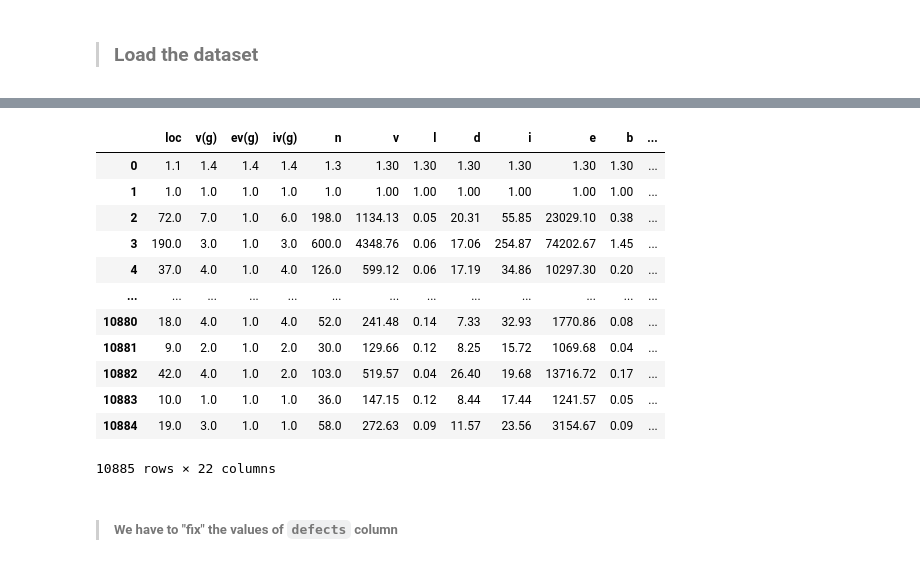
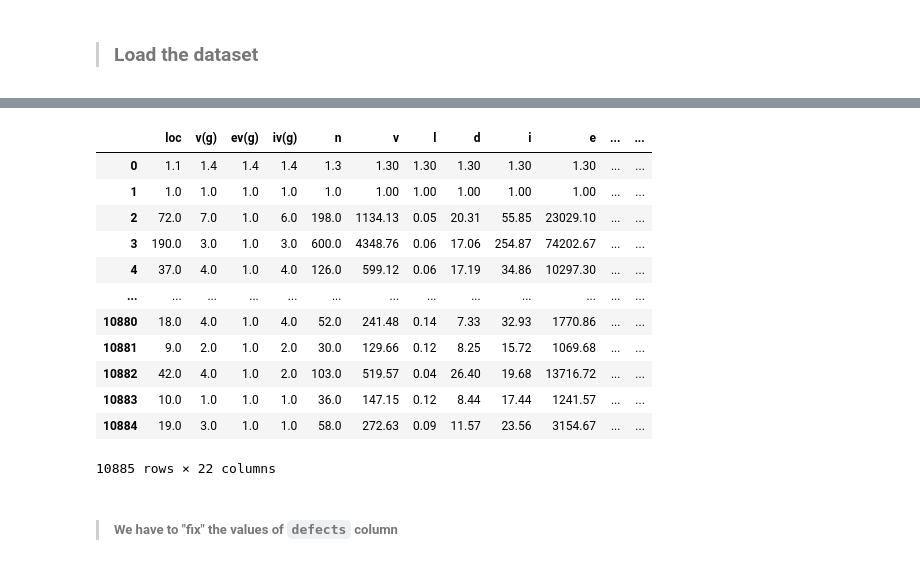
Before and after one commit to grosa1/hands-on-ml-tutorials, a Jupyter notebook: tutorial_2/Software_Defect_Prediction.ipynb, the cells around one changed output, grey strips where cells are left out. Drawn from its saved outputs; the diff is of its cells as text; code cells hidden in the pictures.

```diff
--- a/tutorial_2/Software_Defect_Prediction.ipynb
+++ b/tutorial_2/Software_Defect_Prediction.ipynb
@@ -102,19 +77,19 @@ print(dataset)
 # %%
-data = pd.DataFrame(dataset[0])
+data = pd.read_csv("jm1.csv")
 data
 # %% [output]
-|  | loc | v(g) | ev(g) | iv(g) | n | v | l | d | i | e | b | ... |
-| 0 | 1.1 | 1.4 | 1.4 | 1.4 | 1.3 | 1.30 | 1.30 | 1.30 | 1.30 | 1.30 | 1.30 | ... |
-| 1 | 1.0 | 1.0 | 1.0 | 1.0 | 1.0 | 1.00 | 1.00 | 1.00 | 1.00 | 1.00 | 1.00 | ... |
-| 2 | 72.0 | 7.0 | 1.0 | 6.0 | 198.0 | 1134.13 | 0.05 | 20.31 | 55.85 | 23029.10 | 0.38 | ... |
-| 3 | 190.0 | 3.0 | 1.0 | 3.0 | 600.0 | 4348.76 | 0.06 | 17.06 | 254.87 | 74202.67 | 1.45 | ... |
-| 4 | 37.0 | 4.0 | 1.0 | 4.0 | 126.0 | 599.12 | 0.06 | 17.19 | 34.86 | 10297.30 | 0.20 | ... |
+|  | loc | v(g) | ev(g) | iv(g) | n | v | l | d | i | e | ... | ... |
+| 0 | 1.1 | 1.4 | 1.4 | 1.4 | 1.3 | 1.30 | 1.30 | 1.30 | 1.30 | 1.30 | ... | ... |
+| 1 | 1.0 | 1.0 | 1.0 | 1.0 | 1.0 | 1.00 | 1.00 | 1.00 | 1.00 | 1.00 | ... | ... |
+| 2 | 72.0 | 7.0 | 1.0 | 6.0 | 198.0 | 1134.13 | 0.05 | 20.31 | 55.85 | 23029.10 | ... | ... |
+| 3 | 190.0 | 3.0 | 1.0 | 3.0 | 600.0 | 4348.76 | 0.06 | 17.06 | 254.87 | 74202.67 | ... | ... |
+| 4 | 37.0 | 4.0 | 1.0 | 4.0 | 126.0 | 599.12 | 0.06 | 17.19 | 34.86 | 10297.30 | ... | ... |
 | ... | ... | ... | ... | ... | ... | ... | ... | ... | ... | ... | ... | ... |
-| 10880 | 18.0 | 4.0 | 1.0 | 4.0 | 52.0 | 241.48 | 0.14 | 7.33 | 32.93 | 1770.86 | 0.08 | ... |
-| 10881 | 9.0 | 2.0 | 1.0 | 2.0 | 30.0 | 129.66 | 0.12 | 8.25 | 15.72 | 1069.68 | 0.04 | ... |
-| 10882 | 42.0 | 4.0 | 1.0 | 2.0 | 103.0 | 519.57 | 0.04 | 26.40 | 19.68 | 13716.72 | 0.17 | ... |
-| 10883 | 10.0 | 1.0 | 1.0 | 1.0 | 36.0 | 147.15 | 0.12 | 8.44 | 17.44 | 1241.57 | 0.05 | ... |
-| 10884 | 19.0 | 3.0 | 1.0 | 1.0 | 58.0 | 272.63 | 0.09 | 11.57 | 23.56 | 3154.67 | 0.09 | ... |
+| 10880 | 18.0 | 4.0 | 1.0 | 4.0 | 52.0 | 241.48 | 0.14 | 7.33 | 32.93 | 1770.86 | ... | ... |
+| 10881 | 9.0 | 2.0 | 1.0 | 2.0 | 30.0 | 129.66 | 0.12 | 8.25 | 15.72 | 1069.68 | ... | ... |
+| 10882 | 42.0 | 4.0 | 1.0 | 2.0 | 103.0 | 519.57 | 0.04 | 26.40 | 19.68 | 13716.72 | ... | ... |
+| 10883 | 10.0 | 1.0 | 1.0 | 1.0 | 36.0 | 147.15 | 0.12 | 8.44 | 17.44 | 1241.57 | ... | ... |
+| 10884 | 19.0 | 3.0 | 1.0 | 1.0 | 58.0 | 272.63 | 0.09 | 11.57 | 23.56 | 3154.67 | ... | ... |
 10885 rows × 22 columns
 # %% [markdown]
 > ##### We have to "fix" the values of `defects` column
```
Also changed, not shown: parts of 7 cells of this notebook.
